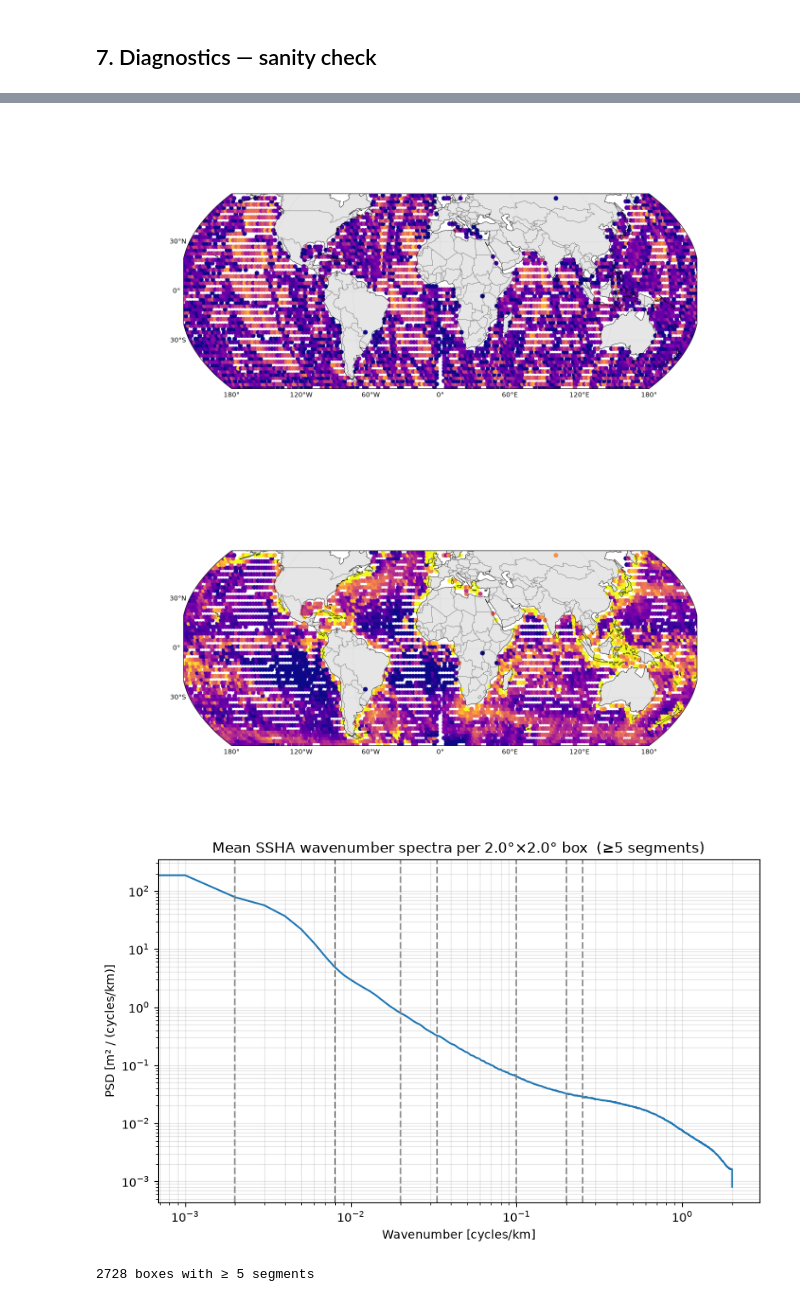
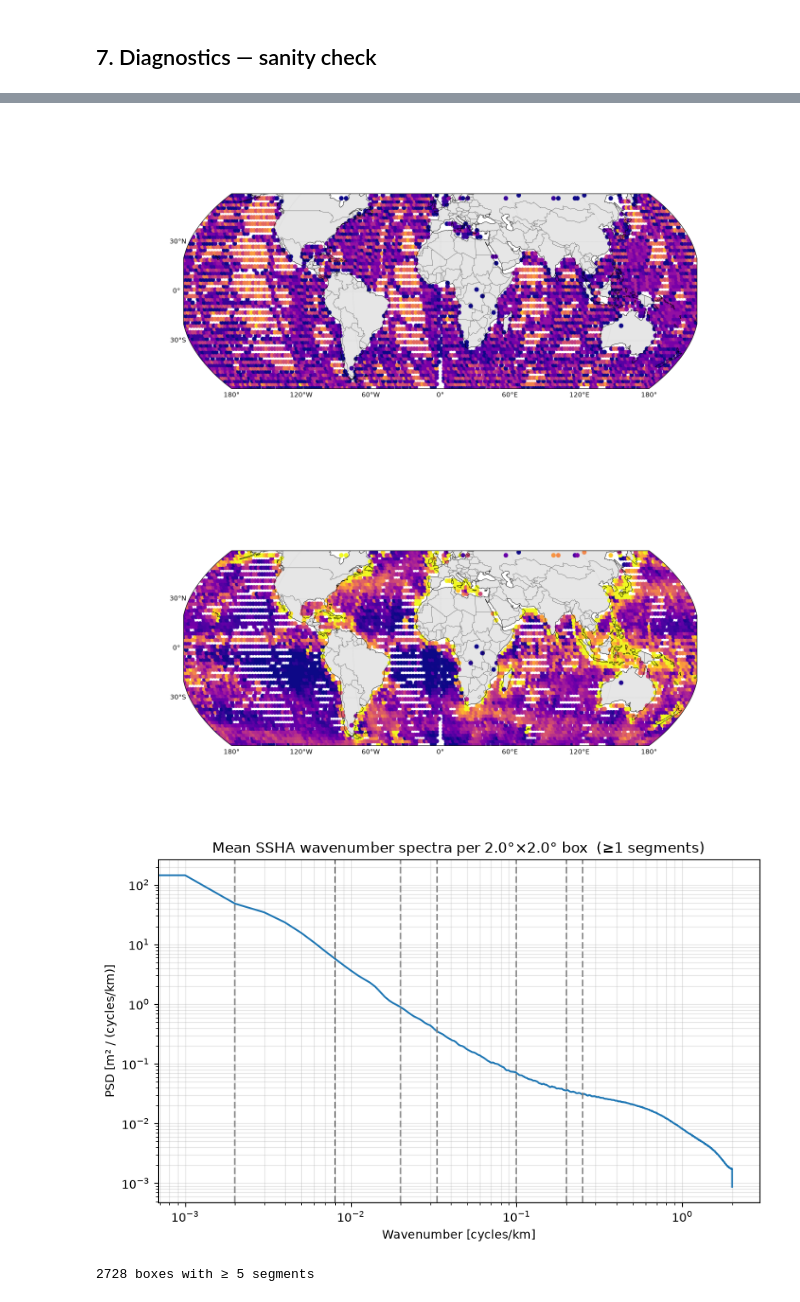
Before and after one commit to zcasparco/SWOT_UHH, a Jupyter notebook: Wavenumber spectra/Global_SSH_spectra_dask_computation-unsmoothed.ipynb, the cells around one changed output, grey strips where cells are left out. Saved outputs shown, nothing was run; the diff lists cells and outputs as text; code cells hidden in the pictures.

```diff
--- a/Wavenumber spectra/Global_SSH_spectra_dask_computation-unsmoothed.ipynb
+++ b/Wavenumber spectra/Global_SSH_spectra_dask_computation-unsmoothed.ipynb
@@ -196,7 +216,7 @@ def segments_to_dataset(all_segments: list, wavenumber: np.ndarray) -> xr.Datase
 
 def build_box_dataset(ds_segments: xr.Dataset,
                       box_deg: float = 2.0,
-                      min_sampling_fraction: float = 0.5) -> xr.Dataset:
+                      min_sampling_seg: int = 5) -> xr.Dataset:
 
     from collections import defaultdict
 
@@ -221,7 +241,7 @@ def build_box_dataset(ds_segments: xr.Dataset,
 
     n_segments = np.array(rows_n)
     n_max      = n_segments.max()
-    keep       = n_segments >= min_sampling_fraction * n_max
+    keep       = n_segments >= min_sampling_seg # * n_max
 
     psd_stack  = np.stack(rows_psd, axis=0)
     lat_center = np.array(rows_lat)
@@ -241,7 +261,7 @@ def build_box_dataset(ds_segments: xr.Dataset,
             box=('box', np.arange(keep.sum())),
         ),
         attrs=dict(box_size_deg=box_deg,
-                   min_sampling_fraction=min_sampling_fraction),
+                   min_sampling_fraction=min_sampling_seg),
     )
 # %% [markdown]
 ## 4. Wrapping worker function
@@ -471,7 +457,7 @@ if not all_segments:
 ds_segments = segments_to_dataset(all_segments, wavenumber)
 print(f'Segment dataset: {ds_segments.sizes}')
 
-ds_boxes = build_box_dataset(ds_segments, box_deg=BOX_DEG,min_sampling_fraction=0.15)
+ds_boxes = build_box_dataset(ds_segments, box_deg=BOX_DEG,min_sampling_seg=1)
 #ds_boxes = build_box_dataset(ds_segments, box_deg=BOX_DEG)
 print(f'Box dataset: {ds_boxes.sizes["box"]} boxes with at least 1 segment')
 ds_boxes
@@ -576,7 +567,7 @@ fig, ax = plot_box(ds_boxes["n_segments"].values,
 ax.set_extent([LON_MIN-180,LON_MAX-180,LAT_MIN,LAT_MAX], crs=ccrs.PlateCarree())
 plt.show()
 # %% [output]
-[figure, old version]
+[figure, new version]
 # %%
 K_MIN, K_MAX = 1/500, 1/4
 k      = ds_boxes['wavenumber'].values
@@ -592,39 +583,39 @@ fig, ax = plot_box(energy,ds_boxes["lon_center"].values,ds_boxes["lat_center"].v
 ax.set_extent([LON_MIN-180,LON_MAX-180,LAT_MIN,LAT_MAX], crs=ccrs.PlateCarree())
 plt.show()
 # %% [output]
-[figure, old version]
+[figure, new version]
 # %%
 #Defining wavelengths of interest (very naive version)
-MIN_SEGMENTS_PER_BOX = 5
+MIN_SEGMENTS_PER_BOX = 1
 
 mean_psd = ds_boxes.mean_psd.mean('box')
 fig, ax = plt.subplots(figsize=(8, 5))
 ax.loglog(mean_psd["wavenumber"], mean_psd)
 
 # Reference slopes
 if False:
     k_ref = good_boxes["wavenumber"].values[2:]
     psd0  = float(good_boxes["mean_psd"].isel(box=0).values[2])
     k0    = k_ref[0]
     for exp, ls in ((-2, "--"), (-11/3, ":"),(-5,"+-")):
         lbl = f"$k^{{{exp:.2g}}}$".replace("-3.7", "-11/3")
         ax.loglog(k_ref, psd0 * (k_ref / k0) ** exp, ls, color="gray", label=lbl)
 if True:
     for line in [1/500,1/125,1/50,1/30,1/10,1/5,1/4]:
         ax.axvline(line,c='grey',ls='--',alpha=0.8)
 #sm = plt.cm.ScalarMappable(cmap=cmap, norm=norm)
 #sm.set_array([])
 #plt.colorbar(sm, ax=ax, label="Box centre latitude [°N]")
 
 ax.set_xlabel("Wavenumber [cycles/km]")
 ax.set_ylabel("PSD [m² / (cycles/km)]")
 ax.set_title(f"Mean SSHA wavenumber spectra per {BOX_DEG}°×{BOX_DEG}° box  "
              f"(≥{MIN_SEGMENTS_PER_BOX} segments)")
 #ax.legend()
 ax.grid(True, which="both", alpha=0.3)
 fig.tight_layout()
 # %% [output]
-[figure, old version]
+[figure, new version]
 # %%
 MIN_SEGMENTS_PER_BOX = 5
 LAT_BIN_EDGES = np.arange(-60, 61, 10)  # adjust to the pass's latitude range
```
Also changed, not shown: parts of 12 cells of this notebook, 1 other file.
